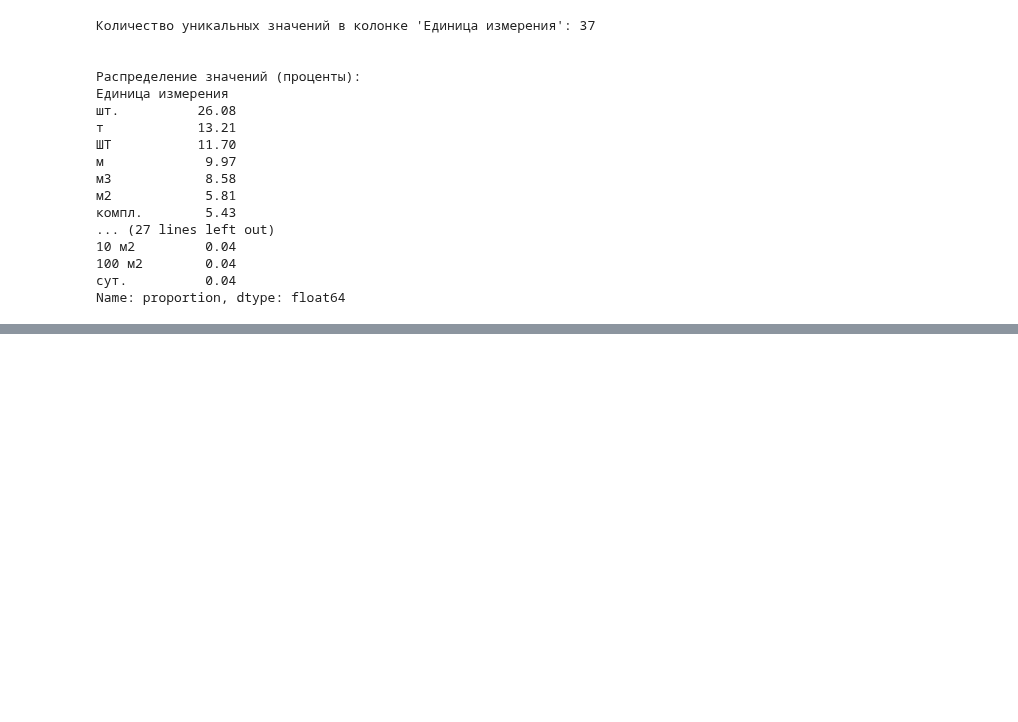
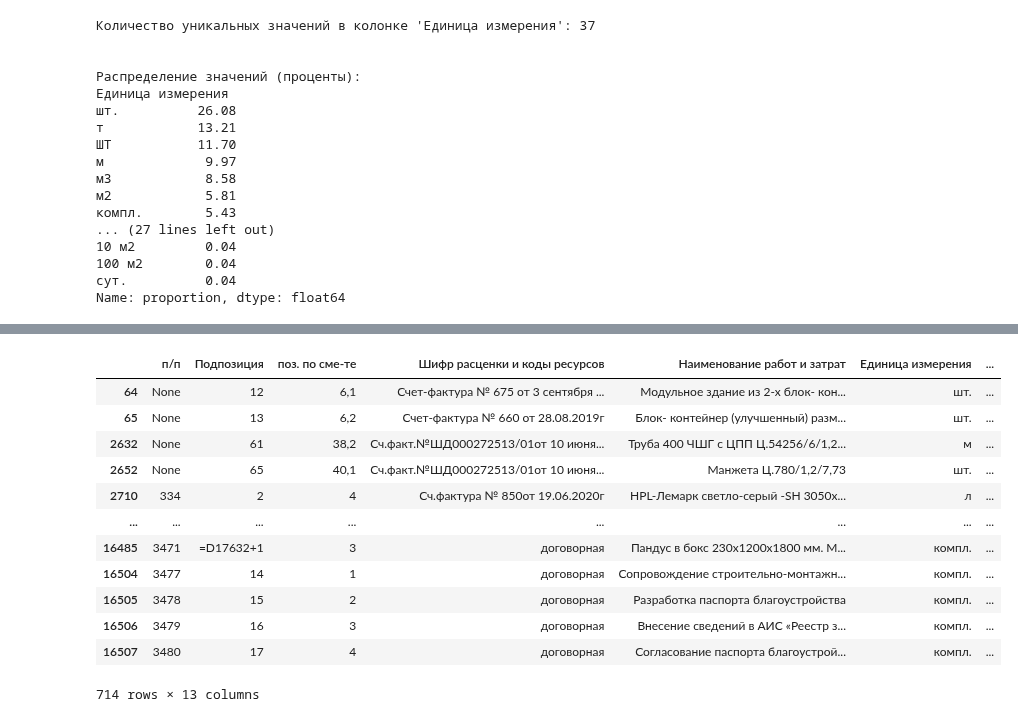
Before and after one commit to stefkong1982/netology.ru, a Jupyter notebook: кс2.ipynb, the cells around one changed output, grey strips where cells are left out. Cells and saved outputs as stored; diff of their text form; code cells hidden in the pictures; blank space fills up the shorter version.

```diff
--- a/кс2.ipynb
+++ b/кс2.ipynb
@@ -527,0 +314,20 @@ df_filtered_final
+# %%
+# Регулярное выражение для удаления строк, начинающихся с "ФССЦ"
+fss_pattern = r'^ФССЦ.*'
+ss_pattern = r'^ССЦ.*'
+fer_pattern = r'^ФЕР.*'
+fer_pattern = r'^ФЕР.*'
+t_pattern = r'^т01.*'
+fs_pattern = r'^ФСЦ.*'
+# %%
+mask_fss = ~df_filtered_final['Шифр расценки и коды ресурсов'].str.contains(fss_pattern, regex=True, case=False)
+mask_fer = ~df_filtered_final['Шифр расценки и коды ресурсов'].str.contains(fer_pattern, regex=True, case=False)
+mask_ss = ~df_filtered_final['Шифр расценки и коды ресурсов'].str.contains(ss_pattern, regex=True, case=False)
+mask_ss = ~df_filtered_final['Шифр расценки и коды ресурсов'].str.contains(t_pattern, regex=True, case=False)
+mask_ss = ~df_filtered_final['Шифр расценки и коды ресурсов'].str.contains(fs_pattern, regex=True, case=False)
+
+
+# Логическое "И": Все маски должны быть истинны
+final_mask = mask_fss & mask_fer & mask_ss
+
+df_filtered_final = df_filtered_final[final_mask]
@@ -609,0 +424,24 @@ filter_by_codes(["Акт № 1 от 10.03.2020", "Акт № 7 от 01.10.2020",
+# %%
+# Список значений для удаления
+values_to_remove = ["Ц.поставщ.", "Ц.пост.", 'Счет-фактура № ФМ9532 от 26 марта 2020 г.', 'Сч.факт. № КА-1350 от 22.05.2020г']
+
+# Фильтруем DataFrame, оставляя только строки, не входящие в список значений
+filtered_df = df_filtered_final[
+    ~df_filtered_final['Шифр расценки и коды ресурсов'].isin(values_to_remove)
+]
+# %%
+filtered_df
+# %% [output]
+|  | п/п | Подпозиция | поз. по сме-те | Шифр расценки и коды ресурсов | Наименование работ и затрат | Единица измерения | ... |
+| 64 | None | 12 | 6,1 | Счет-фактура № 675 от 3 сентября ... | Модульное здание из 2-х блок- кон... | шт. | ... |
+| 65 | None | 13 | 6,2 | Счет-фактура № 660 от 28.08.2019г | Блок- контейнер (улучшенный) разм... | шт. | ... |
+| 2632 | None | 61 | 38,2 | Сч.факт.№ШД000272513/01от 10 июня... | Труба 400 ЧШГ с ЦПП Ц.54256/6/1,2... | м | ... |
+| 2652 | None | 65 | 40,1 | Сч.факт.№ШД000272513/01от 10 июня... | Манжета Ц.780/1,2/7,73 | шт. | ... |
+| 2710 | 334 | 2 | 4 | Сч.фактура № 850от 19.06.2020г | HPL-Лемарк светло-серый -SH 3050х... | л | ... |
+| ... | ... | ... | ... | ... | ... | ... | ... |
+| 16485 | 3471 | =D17632+1 | 3 | договорная | Пандус в бокс 230х1200х1800 мм. М... | компл. | ... |
+| 16504 | 3477 | 14 | 1 | договорная | Сопровождение строительно-монтажн... | компл. | ... |
+| 16505 | 3478 | 15 | 2 | договорная | Разработка паспорта благоустройства | компл. | ... |
+| 16506 | 3479 | 16 | 3 | договорная | Внесение сведений в АИС «Реестр з... | компл. | ... |
+| 16507 | 3480 | 17 | 4 | договорная | Согласование паспорта благоустрой... | компл. | ... |
+714 rows × 13 columns
```
Also changed, not shown: parts of 23 cells of this notebook.
